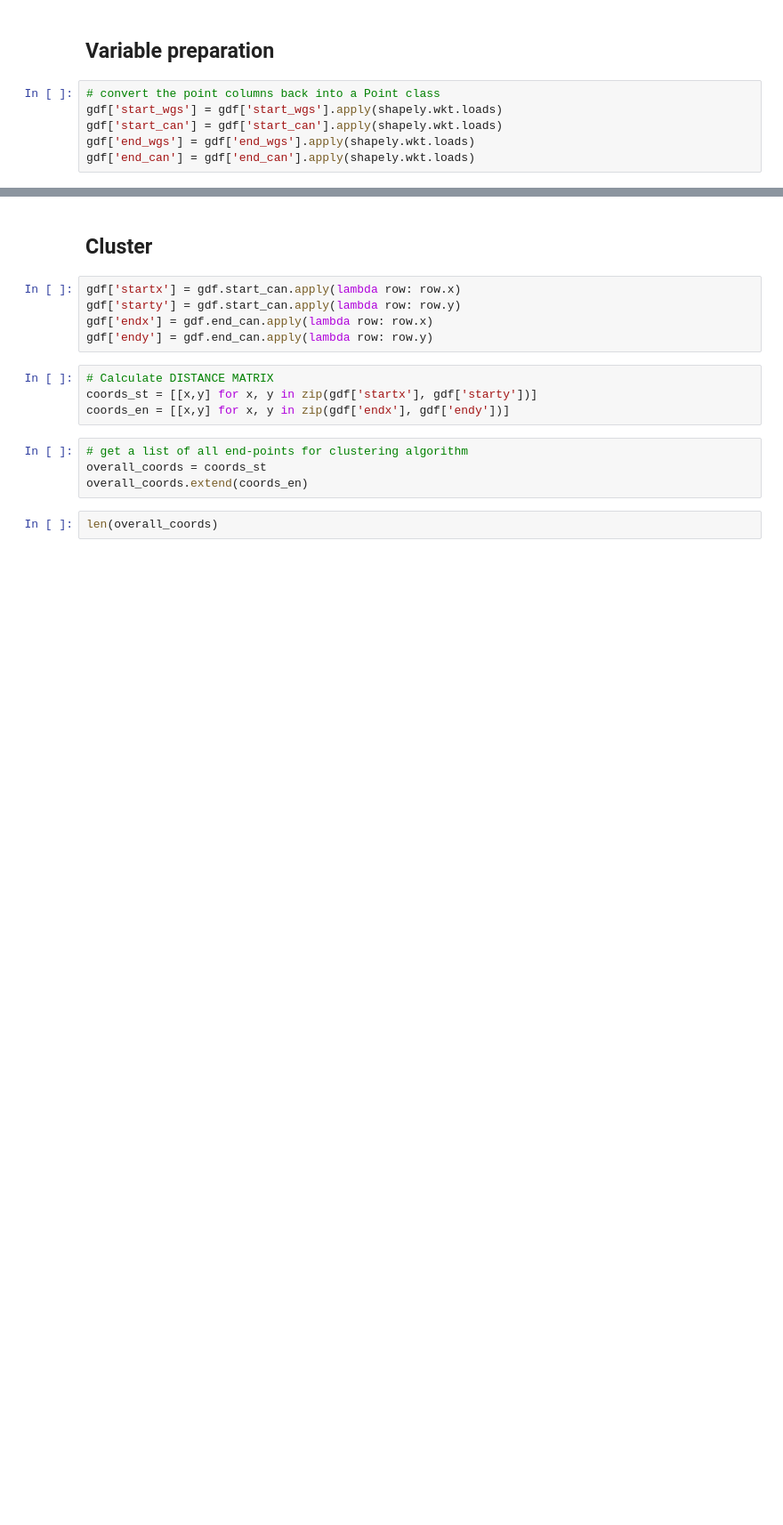
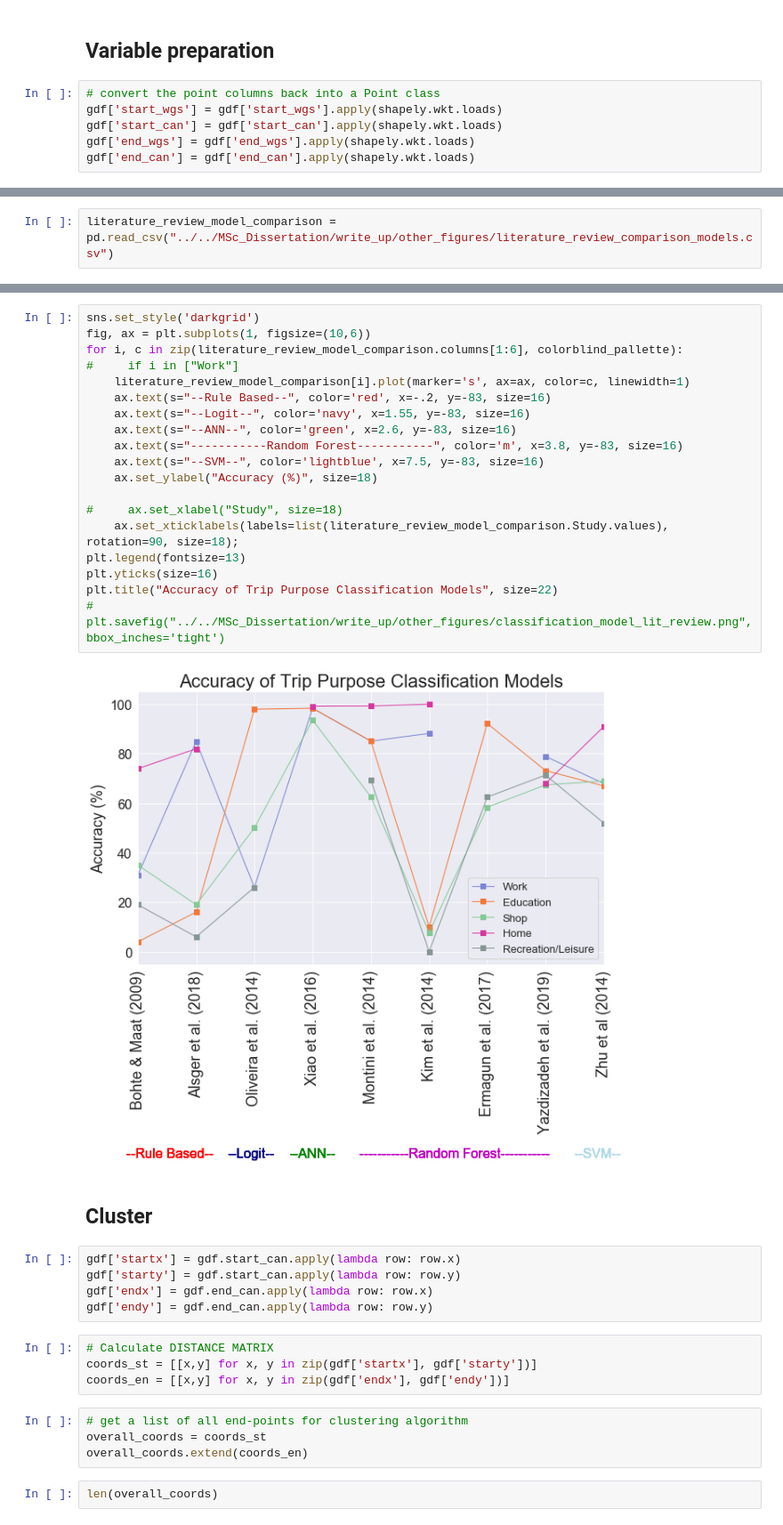
Before and after one commit to Thomasjkeel/msc_dissertation, a Jupyter notebook: analysis/modelling.ipynb, the cells around one changed output, grey strips where cells are left out. Shown at 89% size. Saved outputs shown, nothing was run; the diff lists cells and outputs as text; blank space fills up the shorter version.

Commit message:
latest modelling

```diff
--- a/analysis/modelling.ipynb
+++ b/analysis/modelling.ipynb
@@ -101,0 +212,2 @@ gdf['end_can'] = gdf['end_can'].apply(shapely.wkt.loads)
+# %%
+literature_review_model_comparison = pd.read_csv("../../MSc_Dissertation/write_up/other_figures/literature_review_comparison_models.csv")
@@ -102,3 +234,24 @@ gdf['end_can'] = gdf['end_can'].apply(shapely.wkt.loads)
+# %%
+sns.set_style('darkgrid')
+fig, ax = plt.subplots(1, figsize=(10,6))
+for i, c in zip(literature_review_model_comparison.columns[1:6], colorblind_pallette):
+#     if i in ["Work"]
+    literature_review_model_comparison[i].plot(marker='s', ax=ax, color=c, linewidth=1)
+    ax.text(s="--Rule Based--", color='red', x=-.2, y=-83, size=16)
+    ax.text(s="--Logit--", color='navy', x=1.55, y=-83, size=16)
+    ax.text(s="--ANN--", color='green', x=2.6, y=-83, size=16)
+    ax.text(s="-----------Random Forest-----------", color='m', x=3.8, y=-83, size=16)
+    ax.text(s="--SVM--", color='lightblue', x=7.5, y=-83, size=16)
+    ax.set_ylabel("Accuracy (%)", size=18)
+
+#     ax.set_xlabel("Study", size=18)
+    ax.set_xticklabels(labels=list(literature_review_model_comparison.Study.values), rotation=90, size=18);
+plt.legend(fontsize=13)
+plt.yticks(size=16)
+plt.title("Accuracy of Trip Purpose Classification Models", size=22)
+# plt.savefig("../../MSc_Dissertation/write_up/other_figures/classification_model_lit_review.png", bbox_inches='tight')
+# %% [output]
+[figure, added]
 # %% [markdown]
 ## Cluster
 # %%
```
Also changed, not shown: parts of 22 cells of this notebook.
